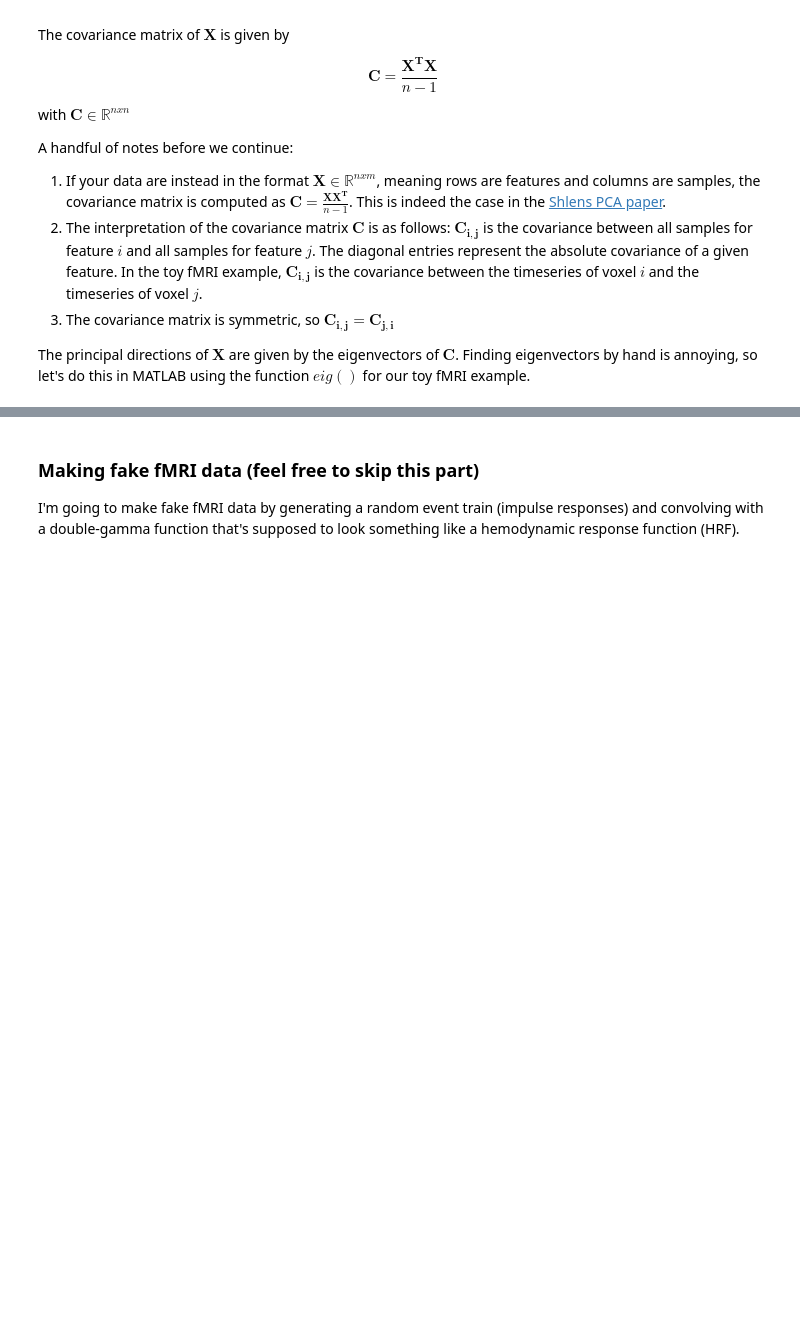
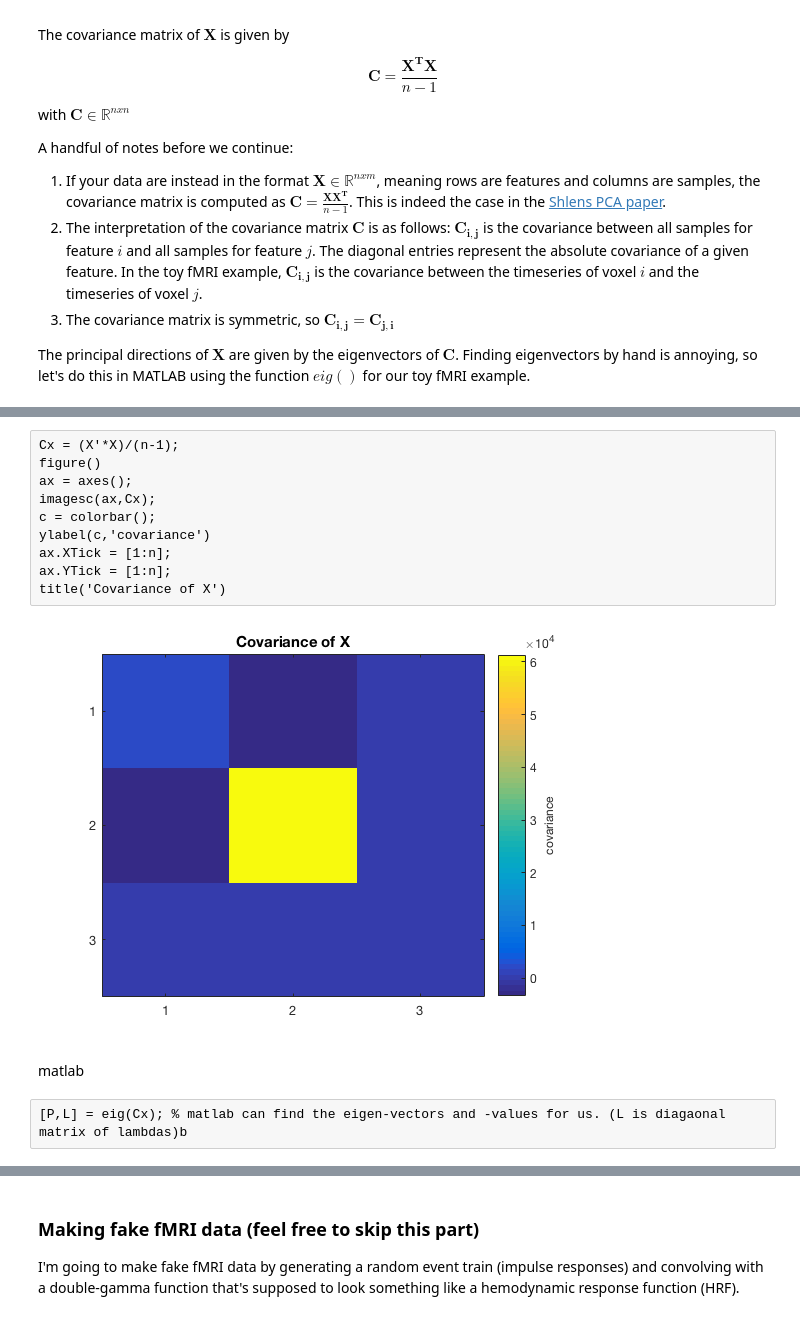
Before and after one commit to eshedmargalit/cn_preschool, a Jupyter notebook: cbb_fascicles/m3_PCA/notebooks/PCA_SVD.ipynb, the cells around one changed output, grey strips where cells are left out. Cells and saved outputs as stored; diff of their text form; blank space fills up the shorter version.

```diff
--- a/cbb_fascicles/m3_PCA/notebooks/PCA_SVD.ipynb
+++ b/cbb_fascicles/m3_PCA/notebooks/PCA_SVD.ipynb
@@ -31,0 +73,16 @@ The principal directions of $\mathbf{X}$ are given by the eigenvectors of $\math
+# %%
+Cx = (X'*X)/(n-1);
+figure()
+ax = axes();
+imagesc(ax,Cx);
+c = colorbar();
+ylabel(c,'covariance')
+ax.XTick = [1:n];
+ax.YTick = [1:n];
+title('Covariance of X')
+# %% [output]
+[figure, added]
+# %% [markdown]
+matlab
+# %%
+[P,L] = eig(Cx); % matlab can find the eigen-vectors and -values for us. (L is diagaonal matrix of lambdas)b
```
Also changed, not shown: parts of 17 cells of this notebook, 1 other file.
